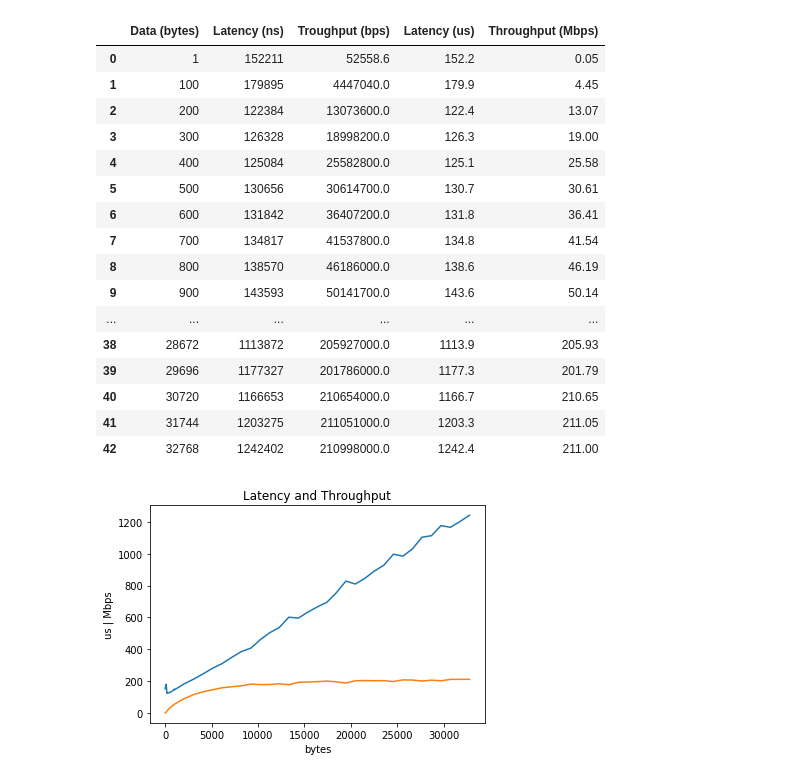
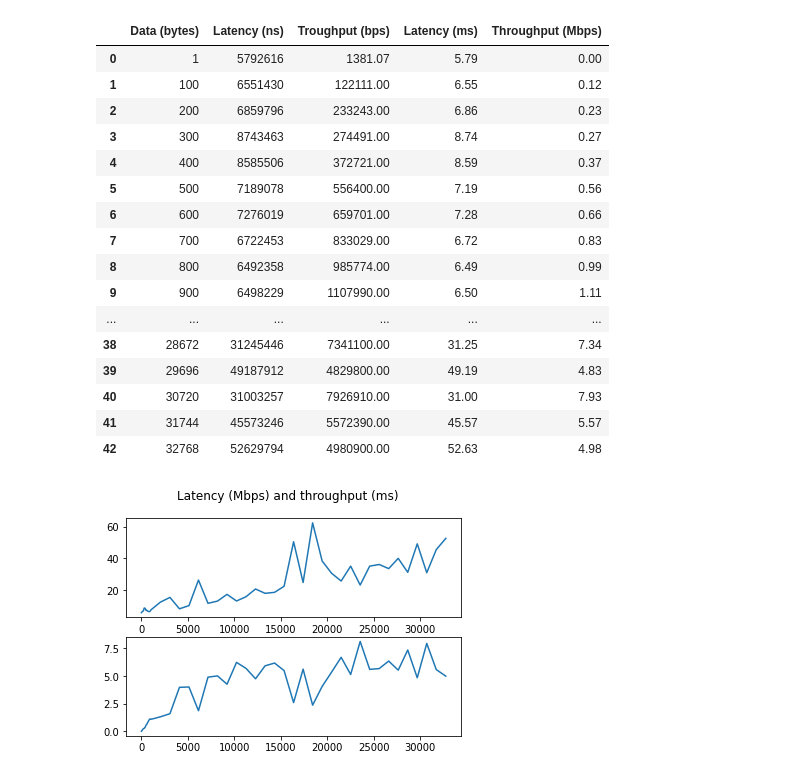
Before and after one commit to Bloq96/tcp_ip_sockets, a Jupyter notebook: TP2/Data.ipynb, the cells around one changed output. Cells and saved outputs as stored; diff of their text form; code cells hidden in the pictures.

```diff
--- a/TP2/Data.ipynb
+++ b/TP2/Data.ipynb
@@ -7,43 +7,41 @@ import pandas as pd
 # %%
 # Table
 
-data = pd.read_csv("output.csv");
-micros = np.zeros(43);
+data = pd.read_csv("data.csv");
+milis = np.zeros(43);
 Mbps = np.zeros(43);
 for it in range(43):
-    micros[it] = round(data.iat[it,1]/100)/10;
+    milis[it] = round(data.iat[it,1]/10000)/100;
     Mbps[it] = round(data.iat[it,2]/10000)/100;
-data.insert(3, "Latency (us)", micros);
+data.insert(3, "Latency (ms)", milis);
 data.insert(4, "Throughput (Mbps)", Mbps);
 display(data);
 # %% [output]
-|  | Data (bytes) | Latency (ns) | Troughput (bps) | Latency (us) | Throughput (Mbps) |
-| 0 | 1 | 152211 | 52558.6 | 152.2 | 0.05 |
-| 1 | 100 | 179895 | 4447040.0 | 179.9 | 4.45 |
-| 2 | 200 | 122384 | 13073600.0 | 122.4 | 13.07 |
-| 3 | 300 | 126328 | 18998200.0 | 126.3 | 19.00 |
-| 4 | 400 | 125084 | 25582800.0 | 125.1 | 25.58 |
-| 5 | 500 | 130656 | 30614700.0 | 130.7 | 30.61 |
-| 6 | 600 | 131842 | 36407200.0 | 131.8 | 36.41 |
-| 7 | 700 | 134817 | 41537800.0 | 134.8 | 41.54 |
-| 8 | 800 | 138570 | 46186000.0 | 138.6 | 46.19 |
-| 9 | 900 | 143593 | 50141700.0 | 143.6 | 50.14 |
+|  | Data (bytes) | Latency (ns) | Troughput (bps) | Latency (ms) | Throughput (Mbps) |
+| 0 | 1 | 5792616 | 1381.07 | 5.79 | 0.00 |
+| 1 | 100 | 6551430 | 122111.00 | 6.55 | 0.12 |
+| 2 | 200 | 6859796 | 233243.00 | 6.86 | 0.23 |
+| 3 | 300 | 8743463 | 274491.00 | 8.74 | 0.27 |
+| 4 | 400 | 8585506 | 372721.00 | 8.59 | 0.37 |
+| 5 | 500 | 7189078 | 556400.00 | 7.19 | 0.56 |
+| 6 | 600 | 7276019 | 659701.00 | 7.28 | 0.66 |
+| 7 | 700 | 6722453 | 833029.00 | 6.72 | 0.83 |
+| 8 | 800 | 6492358 | 985774.00 | 6.49 | 0.99 |
+| 9 | 900 | 6498229 | 1107990.00 | 6.50 | 1.11 |
 | ... | ... | ... | ... | ... | ... |
-| 38 | 28672 | 1113872 | 205927000.0 | 1113.9 | 205.93 |
-| 39 | 29696 | 1177327 | 201786000.0 | 1177.3 | 201.79 |
-| 40 | 30720 | 1166653 | 210654000.0 | 1166.7 | 210.65 |
-| 41 | 31744 | 1203275 | 211051000.0 | 1203.3 | 211.05 |
-| 42 | 32768 | 1242402 | 210998000.0 | 1242.4 | 211.00 |
+| 38 | 28672 | 31245446 | 7341100.00 | 31.25 | 7.34 |
+| 39 | 29696 | 49187912 | 4829800.00 | 49.19 | 4.83 |
+| 40 | 30720 | 31003257 | 7926910.00 | 31.00 | 7.93 |
+| 41 | 31744 | 45573246 | 5572390.00 | 45.57 | 5.57 |
+| 42 | 32768 | 52629794 | 4980900.00 | 52.63 | 4.98 |
 # %%
 # Plot
 
 rawValues = np.transpose(data.values);
 
-plt.plot(rawValues[0],rawValues[3]);
-plt.plot(rawValues[0],rawValues[4]);
-plt.ylabel("us | Mbps");
-plt.xlabel("bytes");
-plt.title("Latency and Throughput");
-plt.show();
+figure, axis = plt.subplots(2);
+figure.suptitle("Latency (Mbps) and throughput (ms)");
+axis[0].plot(rawValues[0], rawValues[3]);
+axis[1].plot(rawValues[0], rawValues[4]);
 # %% [output]
-[figure, old version]
+[figure, new version]
```
Also changed, not shown: parts of 2 cells of this notebook, 6 other files.
